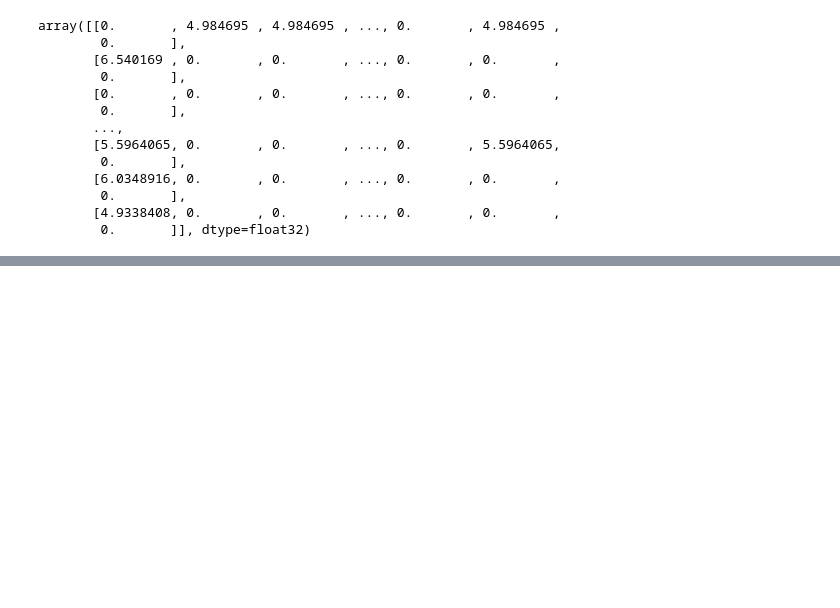
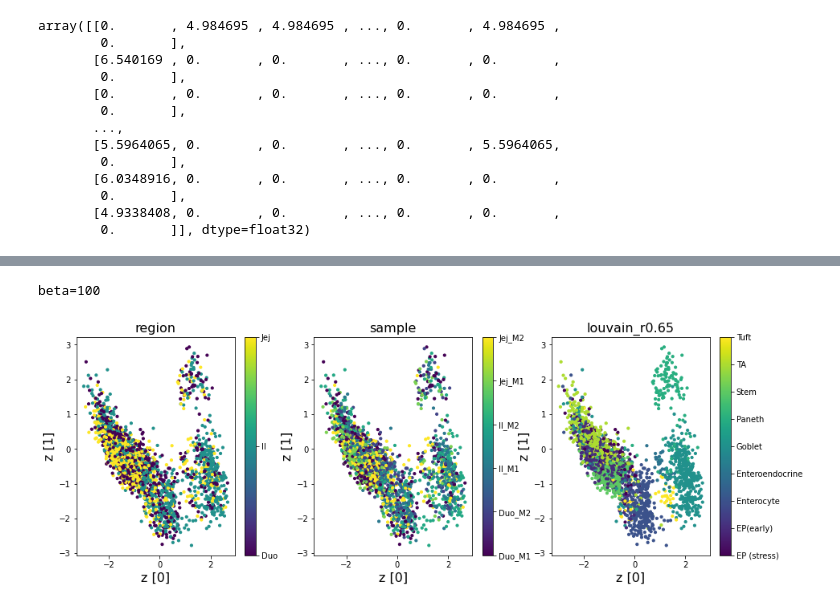
Before and after one commit to xiongliyang219/scRNA_practice, a Jupyter notebook: VAE/VAE_example.ipynb, the cells around one changed output, grey strips where cells are left out. Cells and saved outputs as stored; diff of their text form; code cells hidden in the pictures; blank space fills up the shorter version.

```diff
--- a/VAE/VAE_example.ipynb
+++ b/VAE/VAE_example.ipynb
@@ -87,0 +178,11 @@ for i, obs in zip([0, 1, 2], ['region', 'sample', 'louvain_r0.65']):
+# %%
+vae100.call(inputs)
+
+layer_names=[layer.name for layer in vae100.layers]
+latent_layer = K.function(inputs=[vae100.layers[0].input],
+                          outputs=[vae100.get_layer(layer_names[0]).output])
+print("beta=100")
+plot_latent(latent_layer)
+# %% [output]
+beta=100
+[figure, added]
```
Also changed, not shown: parts of 10 cells of this notebook, 1 other file.
